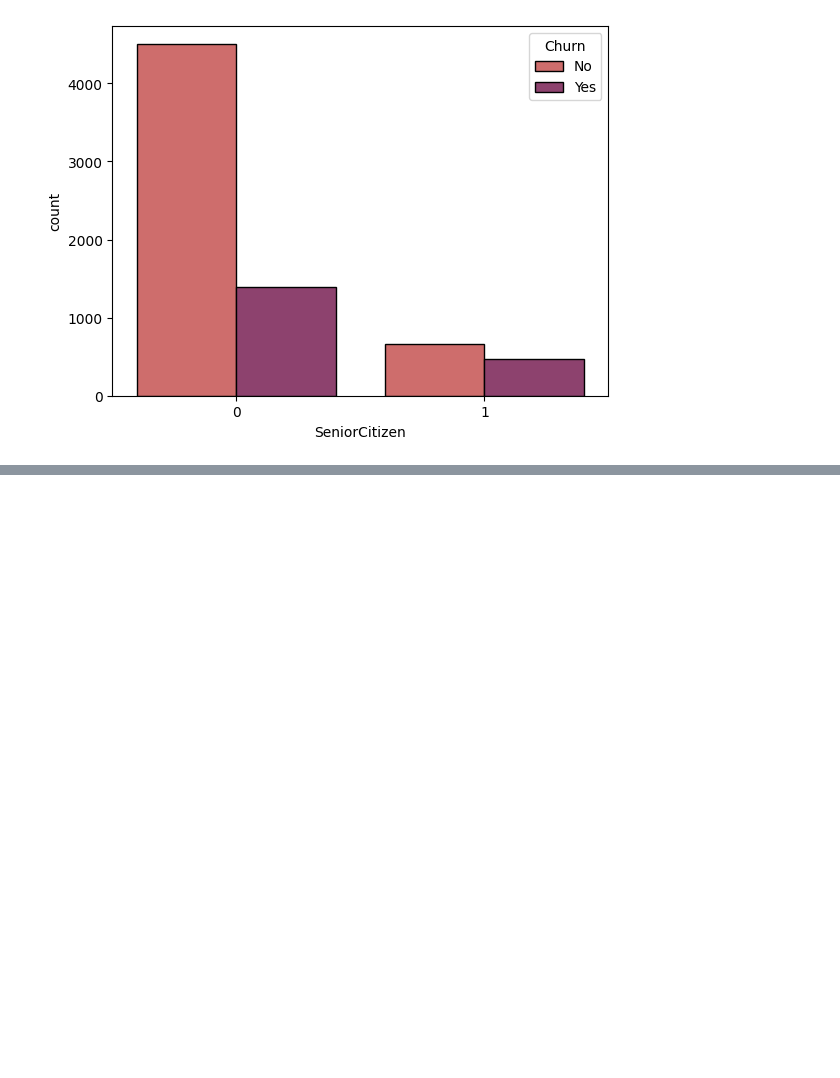
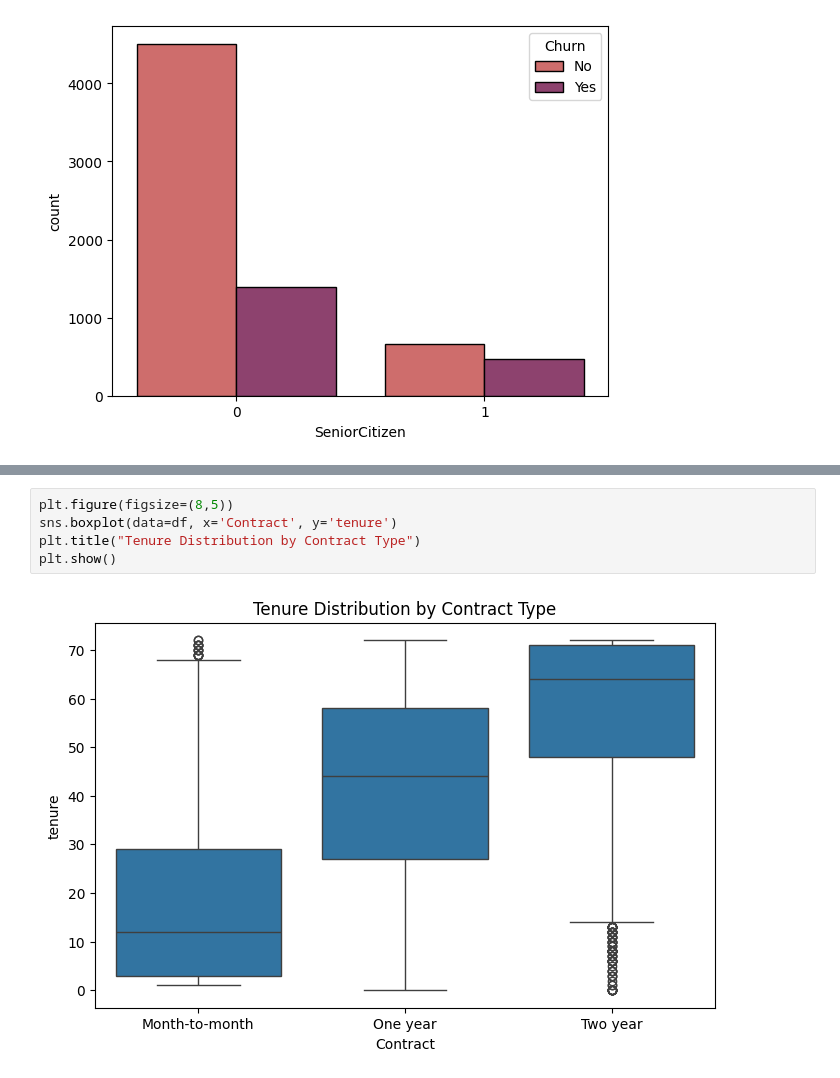
Before and after one commit to AyushmanRaha/Customer-Churn-Prediction, a Jupyter notebook: Churn_Prediction_Project_EDA.ipynb, the cells around one changed output, grey strips where cells are left out. Drawn from its saved outputs; the diff is of its cells as text; blank space fills up the shorter version.

```diff
--- a/Churn_Prediction_Project_EDA.ipynb
+++ b/Churn_Prediction_Project_EDA.ipynb
@@ -1316,0 +1329,7 @@ sns.histplot(df['tenure'], kde=True, color='skyblue', edgecolor='black', linewid
+# %%
+plt.figure(figsize=(8,5))
+sns.boxplot(data=df, x='Contract', y='tenure')
+plt.title("Tenure Distribution by Contract Type")
+plt.show()
+# %% [output]
+[figure, added]
```
Also changed, not shown: parts of 12 cells of this notebook.
